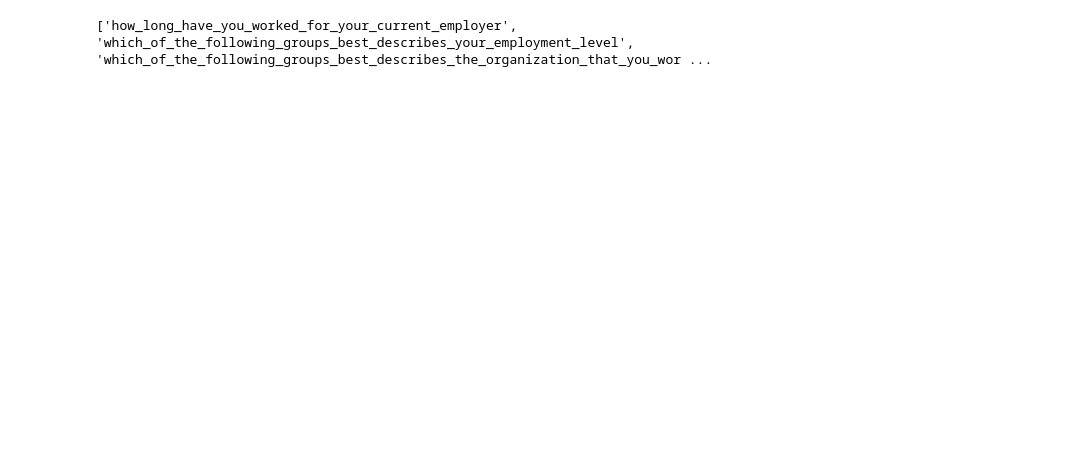
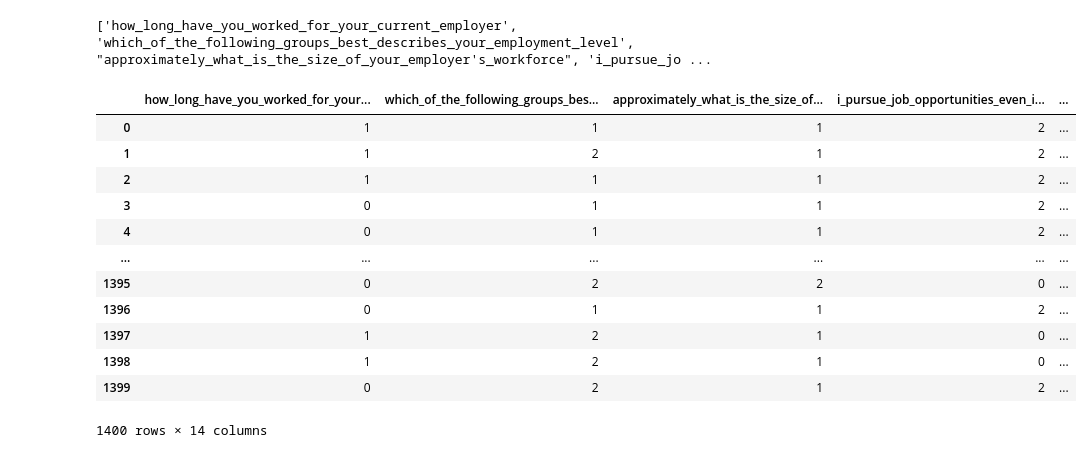
Before and after one commit to shlomihod/YDNPD, a Jupyter notebook: ydnpd/datasets/data/we/raw/classify_we_survey.ipynb, the cells around one changed output. Cells and saved outputs as stored; diff of their text form; code cells hidden in the pictures; blank space fills up the shorter version.

```diff
--- a/ydnpd/datasets/data/we/raw/classify_we_survey.ipynb
+++ b/ydnpd/datasets/data/we/raw/classify_we_survey.ipynb
@@ -29,10 +18,26 @@ Error message(s): ["dlopen(/Users/lucasrosenblatt/opt/miniconda3/envs/fairly_unc
 # %%
-file_path = "filtered_cleaned_we_survey_data_2023.csv"
+file_path = "survey_2023_transformed.csv"
 df = pd.read_csv(file_path)
 
 print(list(df.columns))
 # %% [output]
-['how_long_have_you_worked_for_your_current_employer', 'which_of_the_following_groups_best_describes_your_employment_level', 'which_of_the_following_groups_best_describes_the_organization_that_you_wor ...
+['how_long_have_you_worked_for_your_current_employer', 'which_of_the_following_groups_best_describes_your_employment_level', "approximately_what_is_the_size_of_your_employer's_workforce", 'i_pursue_jo ...
+# %%
+df
+# %% [output]
+|  | how_long_have_you_worked_for_your... | which_of_the_following_groups_bes... | approximately_what_is_the_size_of... | i_pursue_job_opportunities_even_i... | ... |
+| 0 | 1 | 1 | 1 | 2 | ... |
+| 1 | 1 | 2 | 1 | 2 | ... |
+| 2 | 1 | 1 | 1 | 2 | ... |
+| 3 | 0 | 1 | 1 | 2 | ... |
+| 4 | 0 | 1 | 1 | 2 | ... |
+| ... | ... | ... | ... | ... | ... |
+| 1395 | 0 | 2 | 2 | 0 | ... |
+| 1396 | 0 | 1 | 1 | 2 | ... |
+| 1397 | 1 | 2 | 1 | 0 | ... |
+| 1398 | 1 | 2 | 1 | 0 | ... |
+| 1399 | 0 | 2 | 1 | 2 | ... |
+1400 rows × 14 columns
 # %%
 # "how_long_have_you_worked_for_your_current_employer?"
 # 1       Less than 1 year 10%
```
Also changed, not shown: parts of 3 cells of this notebook, 6 other files.
